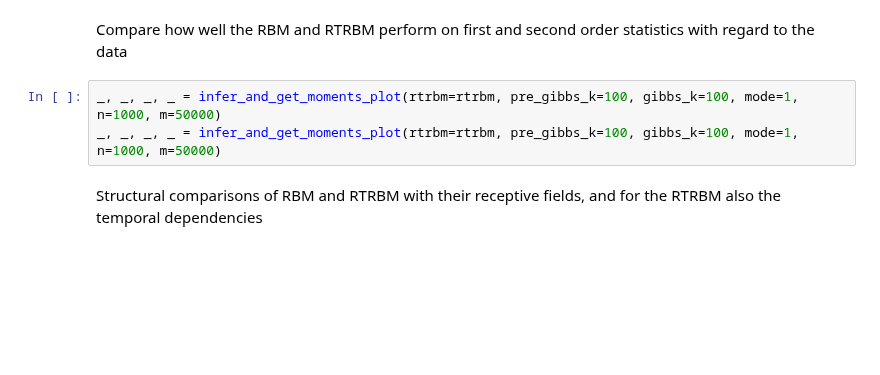
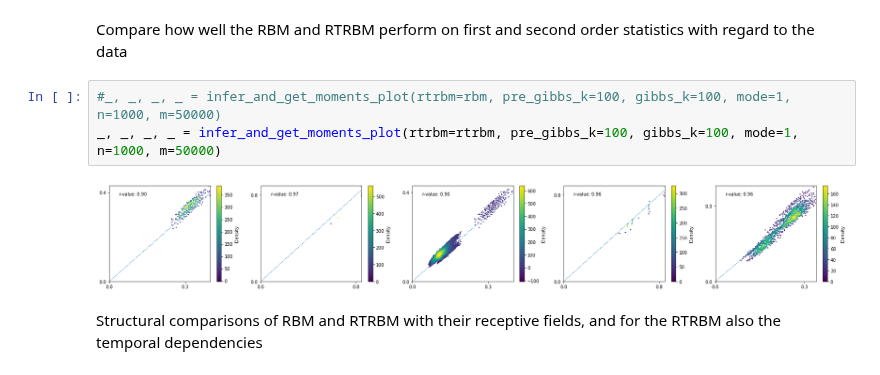
Before and after one commit to casperpeters/intern, a Jupyter notebook: notebooks/Reconstructing RTRBM/Sample surrogate data, paper figures.ipynb, the cells around one changed output. Drawn from its saved outputs; the diff is of its cells as text; blank space fills up the shorter version.

```diff
--- a/notebooks/Reconstructing RTRBM/Sample surrogate data, paper figures.ipynb
+++ b/notebooks/Reconstructing RTRBM/Sample surrogate data, paper figures.ipynb
@@ -99,7 +111,9 @@ plot_reconstruction_error(rbm.errors, ax=ax[1], fs=12, title='Reconstruction err
 # %% [markdown]
 Compare how well the RBM and RTRBM perform on first and second order statistics with regard to the data
 # %%
+#_, _, _, _ = infer_and_get_moments_plot(rtrbm=rbm, pre_gibbs_k=100, gibbs_k=100, mode=1, n=1000, m=50000)
 _, _, _, _ = infer_and_get_moments_plot(rtrbm=rtrbm, pre_gibbs_k=100, gibbs_k=100, mode=1, n=1000, m=50000)
-_, _, _, _ = infer_and_get_moments_plot(rtrbm=rtrbm, pre_gibbs_k=100, gibbs_k=100, mode=1, n=1000, m=50000)
+# %% [output]
+[figure, added]
 # %% [markdown]
 Structural comparisons of RBM and RTRBM with their receptive fields, and for the RTRBM also the temporal dependencies
```
Also changed, not shown: parts of 10 cells of this notebook, 3 other files.
